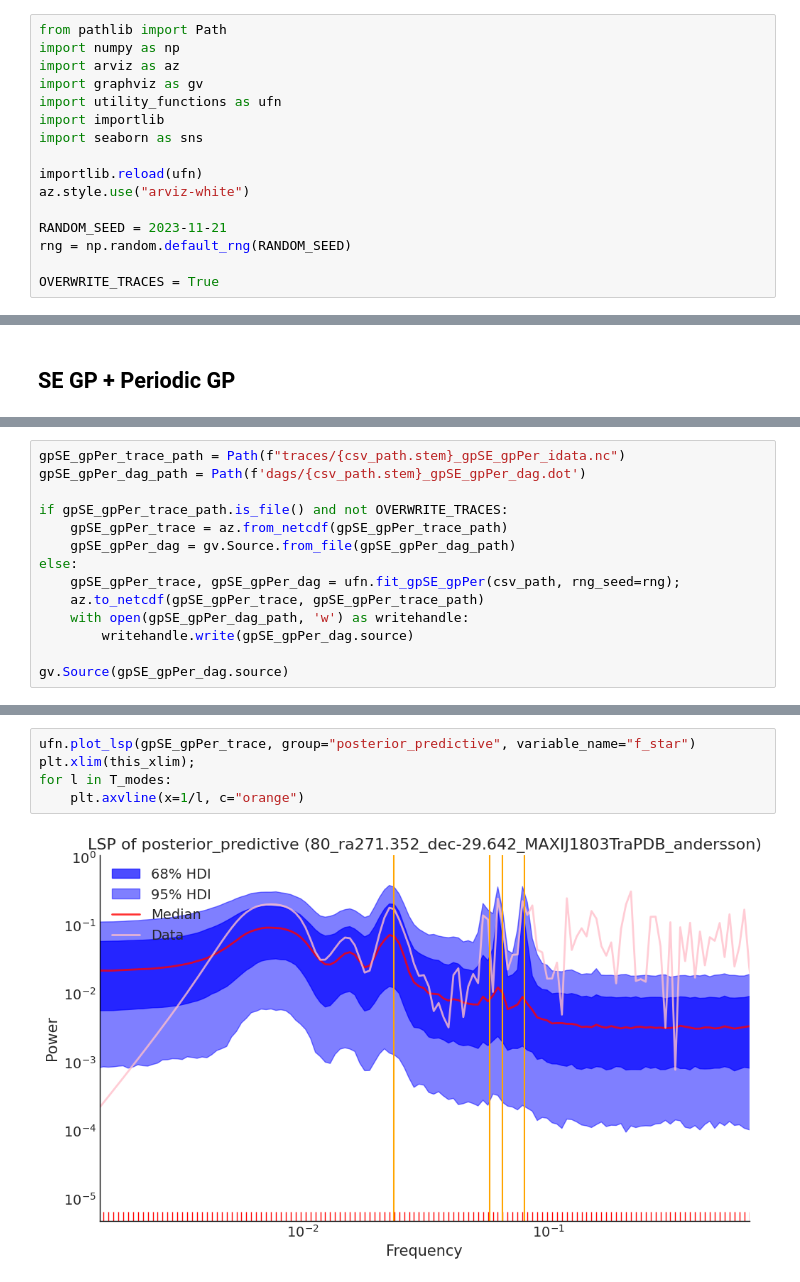
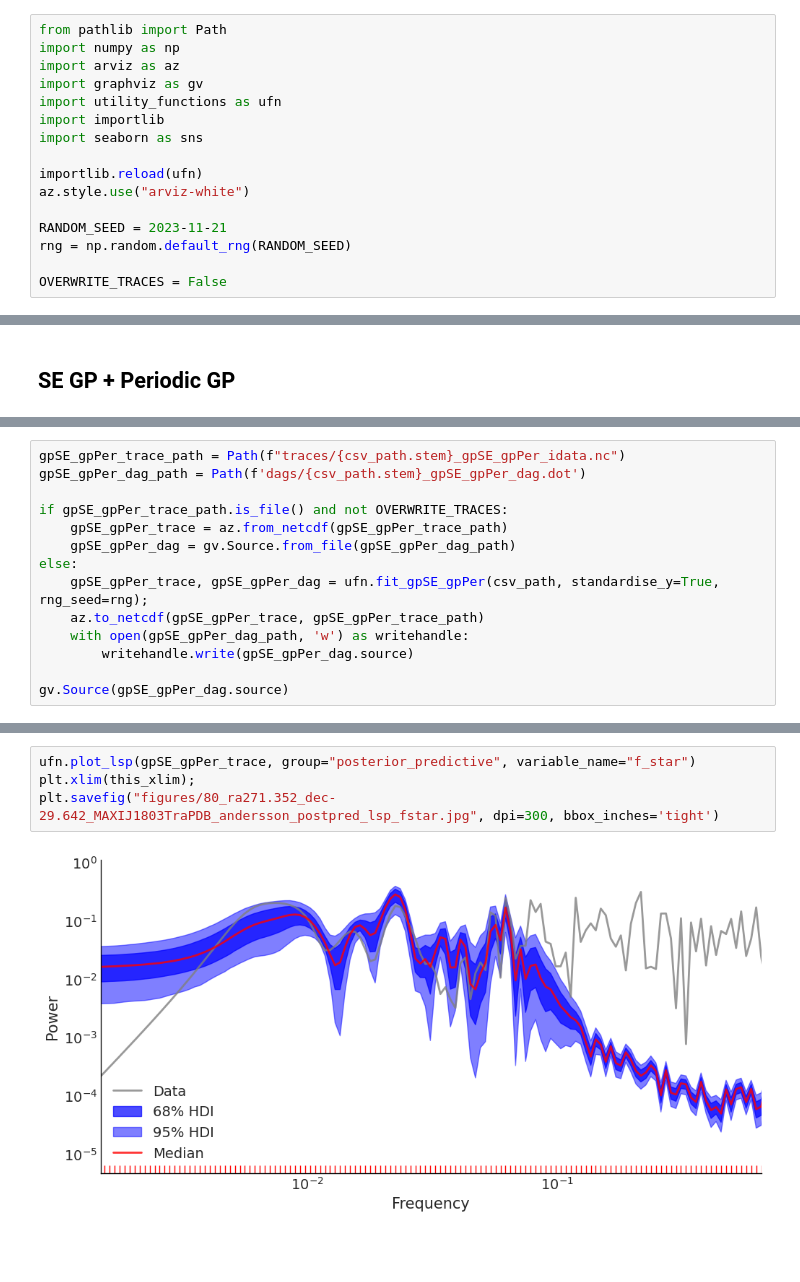
Before and after one commit to shihchingfu/gp-sandbox-thunderkat, a Jupyter notebook: fitting_80_ra271.352_dec-29.642_MAXIJ1803.ipynb, the cells around one changed output, grey strips where cells are left out. Cells and saved outputs as stored; diff of their text form; blank space fills up the shorter version.

```diff
--- a/fitting_80_ra271.352_dec-29.642_MAXIJ1803.ipynb
+++ b/fitting_80_ra271.352_dec-29.642_MAXIJ1803.ipynb
@@ -15,7 +15,7 @@ az.style.use("arviz-white")
 RANDOM_SEED = 2023-11-21
 rng = np.random.default_rng(RANDOM_SEED)
 
-OVERWRITE_TRACES = True
+OVERWRITE_TRACES = False
 # %% [output]
 Running on PyMC v5.6.1
 Running on PyMC v5.6.1
@@ -54,7 +58,7 @@ if gpSE_gpPer_trace_path.is_file() and not OVERWRITE_TRACES:
     gpSE_gpPer_trace = az.from_netcdf(gpSE_gpPer_trace_path)
     gpSE_gpPer_dag = gv.Source.from_file(gpSE_gpPer_dag_path)
 else:
-    gpSE_gpPer_trace, gpSE_gpPer_dag = ufn.fit_gpSE_gpPer(csv_path, rng_seed=rng);
+    gpSE_gpPer_trace, gpSE_gpPer_dag = ufn.fit_gpSE_gpPer(csv_path, standardise_y=True, rng_seed=rng);
     az.to_netcdf(gpSE_gpPer_trace, gpSE_gpPer_trace_path)
     with open(gpSE_gpPer_dag_path, 'w') as writehandle:
         writehandle.write(gpSE_gpPer_dag.source)
@@ -156,8 +165,7 @@ plt.xlim(this_xlim);
 # %%
 ufn.plot_lsp(gpSE_gpPer_trace, group="posterior_predictive", variable_name="f_star")
 plt.xlim(this_xlim);
-for l in T_modes:
-    plt.axvline(x=1/l, c="orange")
+plt.savefig("figures/80_ra271.352_dec-29.642_MAXIJ1803TraPDB_andersson_postpred_lsp_fstar.jpg", dpi=300, bbox_inches='tight')
 # %% [output]
-[figure, old version]
+[figure, new version]
 # %%
```
Also changed, not shown: parts of 25 cells of this notebook, 20 other files.
